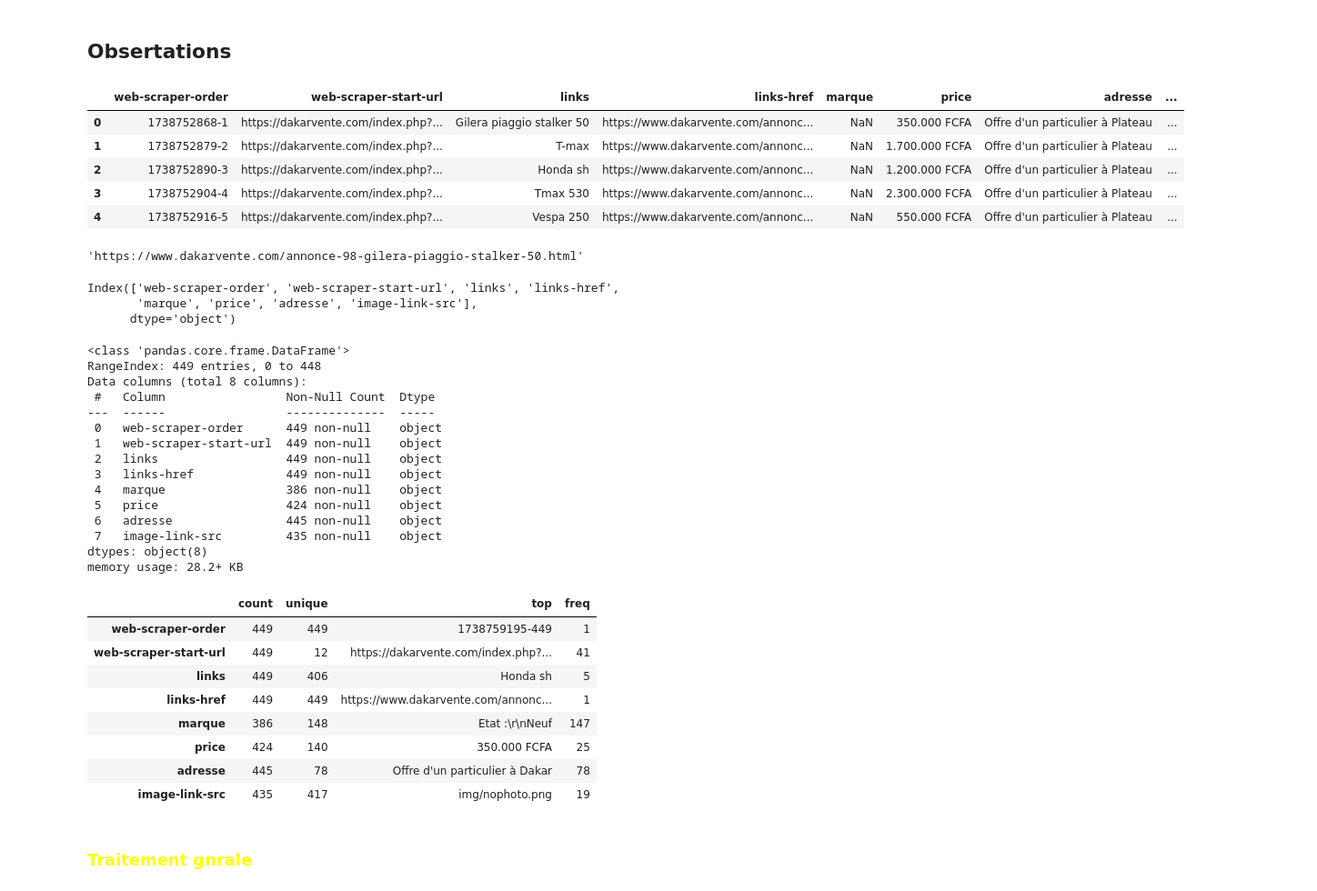
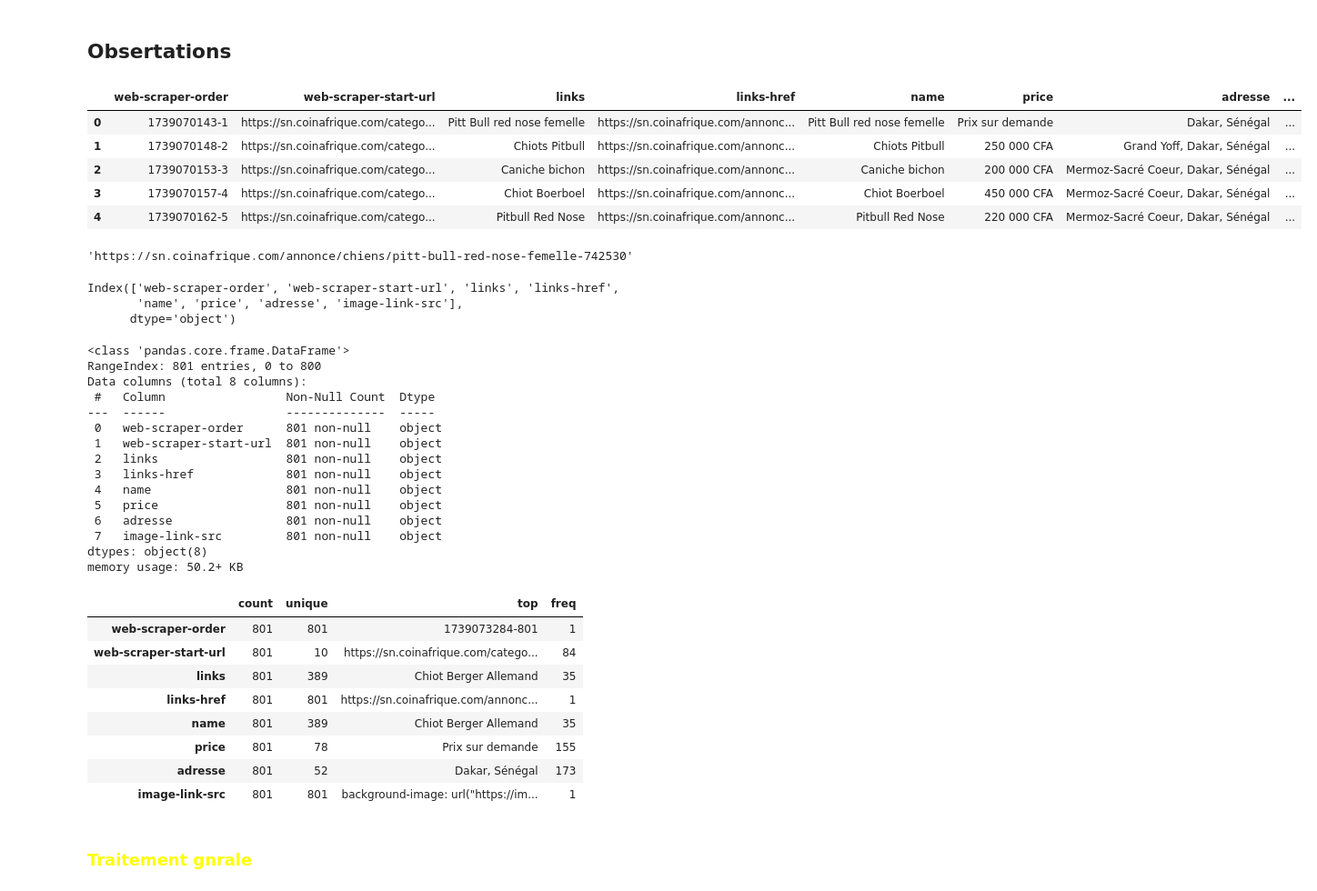
Before and after one commit to codeangel223/projet-data-collection, a Jupyter notebook: data-processing.ipynb, the cells around one changed output. Shown at 91% size. Saved outputs shown, nothing was run; the diff lists cells and outputs as text; code cells hidden in the pictures.

```diff
--- a/data-processing.ipynb
+++ b/data-processing.ipynb
@@ -6,63 +6,63 @@ import numpy as np # type: ignore
 # %% [markdown]
 ## Je lis mes datasets
 # %%
-vehicules = pd.read_csv("./data/vehicules.csv")
-motos = pd.read_csv("./data/motos.csv")
-telephones = pd.read_csv("./data/telephones.csv")
-locations_vehicules = pd.read_csv("./data/locations_vehicules.csv")
+chiens = pd.read_csv("./data/chiens.csv")
+moutons = pd.read_csv("./data/moutons.csv")
+volailles = pd.read_csv("./data/volailles.csv")
+other_animals = pd.read_csv("./data/other-animals.csv")
 # %% [markdown]
 # Tratement du datasets Motos
 # %% [markdown]
 ## Obsertations
 # %%
-motos.head()
+chiens.head()
 # %% [output]
-|  | web-scraper-order | web-scraper-start-url | links | links-href | marque | price | adresse | ... |
-| 0 | 1738752868-1 | https://dakarvente.com/index.php?... | Gilera piaggio stalker 50 | https://www.dakarvente.com/annonc... | NaN | 350.000 FCFA | Offre d'un particulier à Plateau | ... |
-| 1 | 1738752879-2 | https://dakarvente.com/index.php?... | T-max | https://www.dakarvente.com/annonc... | NaN | 1.700.000 FCFA | Offre d'un particulier à Plateau | ... |
-| 2 | 1738752890-3 | https://dakarvente.com/index.php?... | Honda sh | https://www.dakarvente.com/annonc... | NaN | 1.200.000 FCFA | Offre d'un particulier à Plateau | ... |
-| 3 | 1738752904-4 | https://dakarvente.com/index.php?... | Tmax 530 | https://www.dakarvente.com/annonc... | NaN | 2.300.000 FCFA | Offre d'un particulier à Plateau | ... |
-| 4 | 1738752916-5 | https://dakarvente.com/index.php?... | Vespa 250 | https://www.dakarvente.com/annonc... | NaN | 550.000 FCFA | Offre d'un particulier à Plateau | ... |
+|  | web-scraper-order | web-scraper-start-url | links | links-href | name | price | adresse | ... |
+| 0 | 1739070143-1 | https://sn.coinafrique.com/catego... | Pitt Bull red nose femelle | https://sn.coinafrique.com/annonc... | Pitt Bull red nose femelle | Prix sur demande | Dakar, Sénégal | ... |
+| 1 | 1739070148-2 | https://sn.coinafrique.com/catego... | Chiots Pitbull | https://sn.coinafrique.com/annonc... | Chiots Pitbull | 250 000 CFA | Grand Yoff, Dakar, Sénégal | ... |
+| 2 | 1739070153-3 | https://sn.coinafrique.com/catego... | Caniche bichon | https://sn.coinafrique.com/annonc... | Caniche bichon | 200 000 CFA | Mermoz-Sacré Coeur, Dakar, Sénégal | ... |
+| 3 | 1739070157-4 | https://sn.coinafrique.com/catego... | Chiot Boerboel | https://sn.coinafrique.com/annonc... | Chiot Boerboel | 450 000 CFA | Mermoz-Sacré Coeur, Dakar, Sénégal | ... |
+| 4 | 1739070162-5 | https://sn.coinafrique.com/catego... | Pitbull Red Nose | https://sn.coinafrique.com/annonc... | Pitbull Red Nose | 220 000 CFA | Mermoz-Sacré Coeur, Dakar, Sénégal | ... |
 # %%
-motos["links-href"].iloc[0]
+chiens["links-href"].iloc[0]
 # C'est pour voir si cette feature correspond au lien d'access de chaque page d'article -> c'est le cas
 # %% [output]
-'https://www.dakarvente.com/annonce-98-gilera-piaggio-stalker-50.html'
+'https://sn.coinafrique.com/annonce/chiens/pitt-bull-red-nose-femelle-742530'
 # %%
-motos.columns
+chiens.columns
 # %% [output]
 Index(['web-scraper-order', 'web-scraper-start-url', 'links', 'links-href',
-       'marque', 'price', 'adresse', 'image-link-src'],
+       'name', 'price', 'adresse', 'image-link-src'],
       dtype='object')
 # %%
-motos.info()
+chiens.info()
 # %% [output]
 <class 'pandas.core.frame.DataFrame'>
-RangeIndex: 449 entries, 0 to 448
+RangeIndex: 801 entries, 0 to 800
 Data columns (total 8 columns):
  #   Column                 Non-Null Count  Dtype
 ---  ------                 --------------  -----
- 0   web-scraper-order      449 non-null    object
- 1   web-scraper-start-url  449 non-null    object
- 2   links                  449 non-null    object
- 3   links-href             449 non-null    object
- 4   marque                 386 non-null    object
- 5   price                  424 non-null    object
- 6   adresse                445 non-null    object
- 7   image-link-src         435 non-null    object
+ 0   web-scraper-order      801 non-null    object
+ 1   web-scraper-start-url  801 non-null    object
+ 2   links                  801 non-null    object
+ 3   links-href             801 non-null    object
+ 4   name                   801 non-null    object
+ 5   price                  801 non-null    object
+ 6   adresse                801 non-null    object
+ 7   image-link-src         801 non-null    object
 dtypes: object(8)
-memory usage: 28.2+ KB
+memory usage: 50.2+ KB
 # %%
-motos.describe().transpose()
+chiens.describe().transpose()
 # %% [output]
 |  | count | unique | top | freq |
-| web-scraper-order | 449 | 449 | 1738759195-449 | 1 |
-| web-scraper-start-url | 449 | 12 | https://dakarvente.com/index.php?... | 41 |
-| links | 449 | 406 | Honda sh | 5 |
-| links-href | 449 | 449 | https://www.dakarvente.com/annonc... | 1 |
-| marque | 386 | 148 | Etat :\r\nNeuf | 147 |
-| price | 424 | 140 | 350.000 FCFA | 25 |
-| adresse | 445 | 78 | Offre d'un particulier à Dakar | 78 |
-| image-link-src | 435 | 417 | img/nophoto.png | 19 |
+| web-scraper-order | 801 | 801 | 1739073284-801 | 1 |
+| web-scraper-start-url | 801 | 10 | https://sn.coinafrique.com/catego... | 84 |
+| links | 801 | 389 | Chiot Berger Allemand | 35 |
+| links-href | 801 | 801 | https://sn.coinafrique.com/annonc... | 1 |
+| name | 801 | 389 | Chiot Berger Allemand | 35 |
+| price | 801 | 78 | Prix sur demande | 155 |
+| adresse | 801 | 52 | Dakar, Sénégal | 173 |
+| image-link-src | 801 | 801 | background-image: url("https://im... | 1 |
 # %% [markdown]
 ### <font color="yellow"> Traitement gnrale
```
Also changed, not shown: parts of 19 cells of this notebook, 4 other files.
